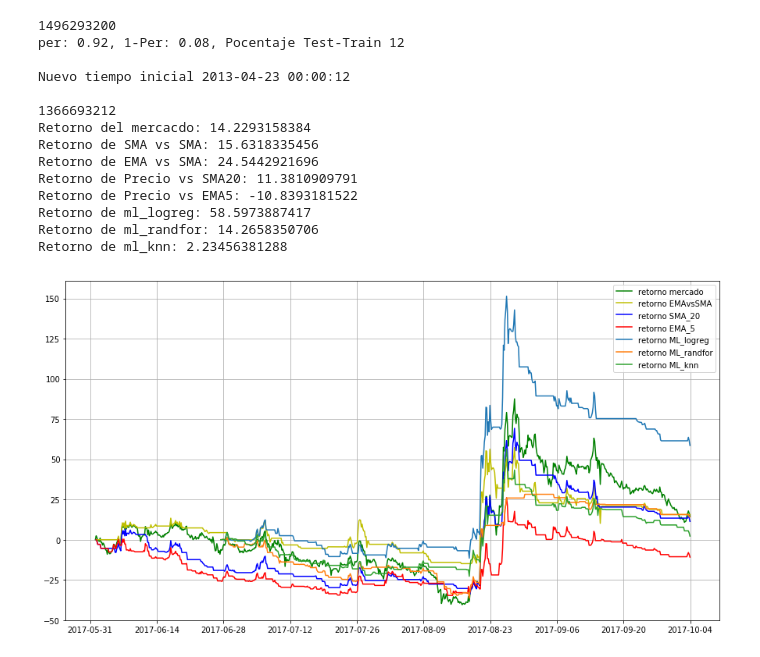
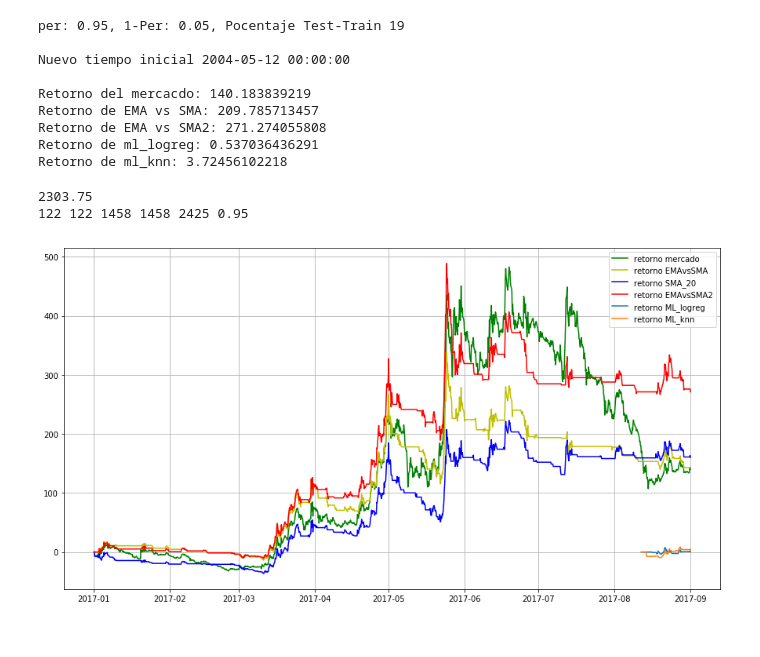
Before and after one commit to ADCryptoSolutions/adcb, a Jupyter notebook: StrategiesTest.ipynb, the cells around one changed output. Cells and saved outputs as stored; diff of their text form; code cells hidden in the pictures.

```diff
--- a/StrategiesTest.ipynb
+++ b/StrategiesTest.ipynb
@@ -2,14 +2,14 @@
 import pandas as pd
 import pylab as plt
 from tusp import string2ts, ts2string
-from bot import prepareData,marketReturn,ml_init_time,run_strategy
+from bot import prepareData,marketReturn,ml_init_time,run_strategy, makeVolatility
 import numpy as np
 %matplotlib inline
 plt.rcParams['figure.figsize'] = 15, 8
 
-pair="BTC_XMR"
-start=string2ts("2017-06-01 00:00:00")
-end=string2ts("2017-10-03 23:59:59")
+pair="BTC_ETC"
+start=string2ts("2017-01-01 00:00:00")
+end=string2ts("2017-09-01 00:00:00")
 period=3600*4
 
 # trayendo y preparando datos
@@ -17,14 +17,17 @@ df  = prepareData(pair=pair,
                   start=start,
                   end=end,
                   period=period)
-per = 0.92
+per = 0.95
 cum_return1 = marketReturn(df["close"])
 #cum_return1 = marketReturn(df_train)
 #cum_return2 = marketReturn(df_test)
 
 marketReturn = cum_return1[-1]*100
 
-from strategy2 import EMAvsSMA,pricevsEMA, pricevsSMA, SMAvsSMA
+# calculando volatilidad en función del tamaño de las velas
+df["volatility"] = makeVolatility(df,1.7)
+
+from strategy2 import EMAvsSMA,pricevsEMA, pricevsSMA, SMAvsSMA, EMAvsSMA2
 from profit import profit,profit2
 
 #EMA_5vsSMA_13
@@ -39,9 +42,9 @@ relativeReturn9,v9 = profit(w9)
 w3 = pricevsSMA(df['close'])
 relativeReturn3,v3 = profit(w3)
 
-#Precio vs EMA_5
+# EMA vs SMA
 # 23.6
-w2 = pricevsEMA(df['close'])
+w2 = EMAvsSMA2(df['close'], df["volatility"])
 relativeReturn2,v2 = profit(w2)
 
 #ml_logreg
@@ -52,45 +55,43 @@ start = ml_init_time(end,start,per)
 df2 = prepareData(pair=pair, start=start, end=end, period=period)
 w4, t = run_strategy("ml_logreg",df2,pair,True,per)
 relativeReturn4,v4 = profit(w4)
-w5, t = run_strategy("ml_randfor",df2,pair,True,per)
-relativeReturn5,v5 = profit(w5)
+#w5, t = run_strategy("ml_randfor",df2,pair,True,per)
+#relativeReturn5,v5 = profit(w5)
 w6, t = run_strategy("ml_knn",df2,pair,True,per)
 relativeReturn6,v6 = profit(w6)
 print 'Retorno del mercacdo: %s'%(marketReturn)
-print 'Retorno de SMA vs SMA: %s'%(relativeReturn*100)
+#print 'Retorno de SMA vs SMA: %s'%(relativeReturn*100)
 print 'Retorno de EMA vs SMA: %s'%(relativeReturn9*100)
-print 'Retorno de Precio vs SMA20: %s'%(relativeReturn3*100)
-print 'Retorno de Precio vs EMA5: %s'%(relativeReturn2*100)
+#print 'Retorno de Precio vs SMA20: %s'%(relativeReturn3*100)
+print 'Retorno de EMA vs SMA2: %s'%(relativeReturn2*100)
 print 'Retorno de ml_logreg: %s'%(relativeReturn4*100)
-print 'Retorno de ml_randfor: %s'%(relativeReturn5*100)
+#print 'Retorno de ml_randfor: %s'%(relativeReturn5*100)
 print 'Retorno de ml_knn: %s'%(relativeReturn6*100)
 # %% [output]
-1496293200
-per: 0.92, 1-Per: 0.08, Pocentaje Test-Train 12
+per: 0.95, 1-Per: 0.05, Pocentaje Test-Train 19
 
-Nuevo tiempo inicial 2013-04-23 00:00:12
+Nuevo tiempo inicial 2004-05-12 00:00:00
 
-1366693212
-Retorno del mercacdo: 14.2293158384
-Retorno de SMA vs SMA: 15.6318335456
-Retorno de EMA vs SMA: 24.5442921696
-Retorno de Precio vs SMA20: 11.3810909791
-Retorno de Precio vs EMA5: -10.8393181522
-Retorno de ml_logreg: 58.5973887417
-Retorno de ml_randfor: 14.2658350706
-Retorno de ml_knn: 2.23456381288
+Retorno del mercacdo: 140.183839219
+Retorno de EMA vs SMA: 209.785713457
+Retorno de EMA vs SMA2: 271.274055808
+Retorno de ml_logreg: 0.537036436291
+Retorno de ml_knn: 3.72456102218
 # %%
 plt.plot(df.index[:],cum_return1*100,'g', label='retorno mercado')
 plt.plot(df.index[:],v*100,'y',label='retorno EMAvsSMA')
 plt.plot(df.index[:],v3*100,'b',label='retorno SMA_20')
-plt.plot(df.index[:],v2*100,'r',label='retorno EMA_5')
+plt.plot(df.index[:],v2*100,'r',label='retorno EMAvsSMA2')
 plt.plot(df2.index[int(len(df2)*per):],v4*100,label='retorno ML_logreg')
-plt.plot(df2.index[int(len(df2)*per):],v5*100,label='retorno ML_randfor')
+#plt.plot(df2.index[int(len(df2)*per):],v5*100,label='retorno ML_randfor')
 plt.plot(df2.index[int(len(df2)*per):],v6*100,label='retorno ML_knn')
 
 plt.legend(loc='best')
 plt.grid()
 
-#print len(df2.index[int(len(df2)*per):]), len(v4), len(v2), len(df.index)
+print len(df2)*per
+print len(df2.index[int(len(df2)*per):]), len(v4), len(v2), len(df.index), len(df2.index), per
 # %% [output]
+2303.75
+122 122 1458 1458 2425 0.95
-[figure, old version]
+[figure, new version]
```
Also changed, not shown: 7 other files.
